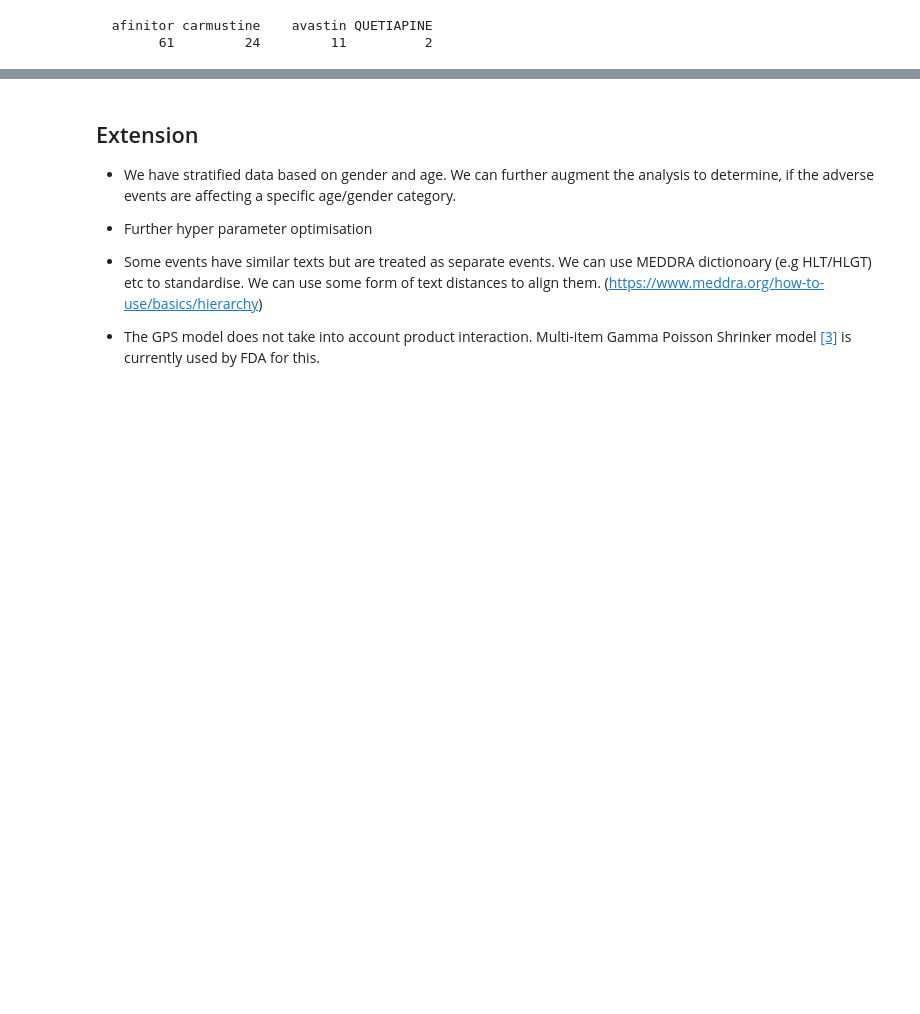
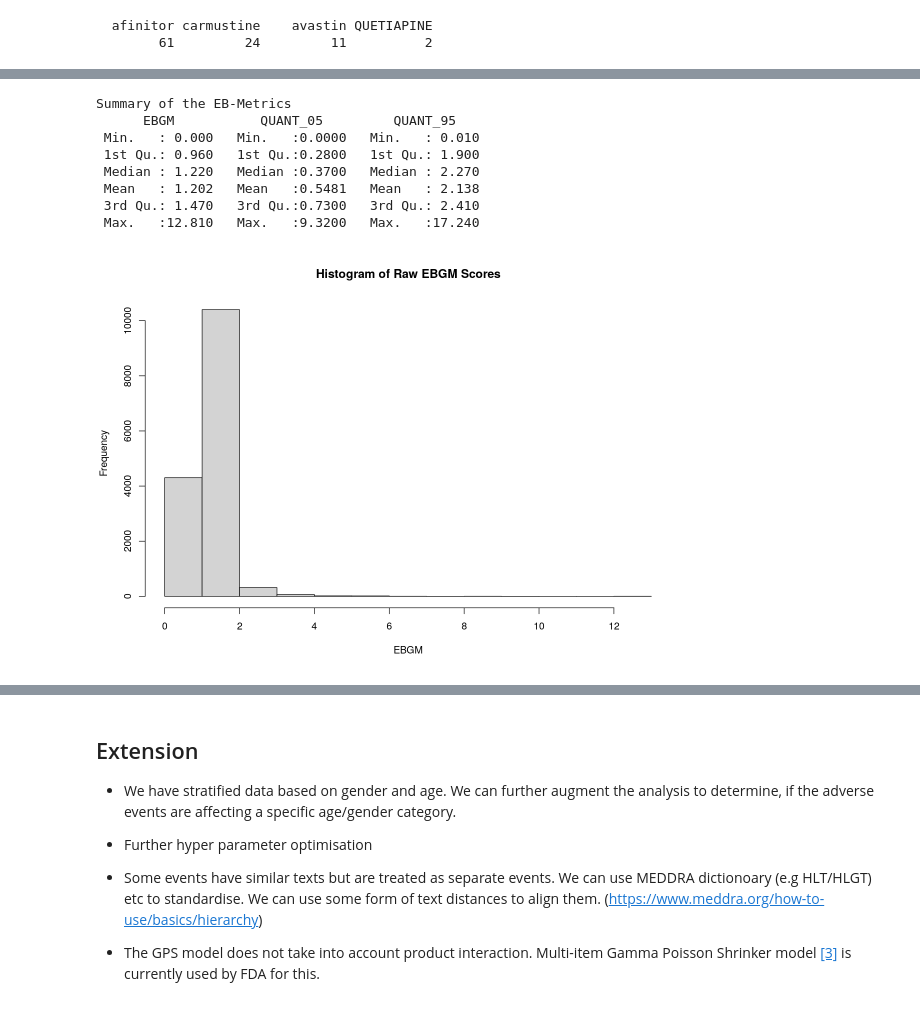
Before and after one commit to titan-king/openFDA_ADE_Analysis, a Jupyter notebook: Proportional Analysis using R.ipynb, the cells around one changed output, grey strips where cells are left out. Drawn from its saved outputs; the diff is of its cells as text; code cells hidden in the pictures; blank space fills up the shorter version.

Commit message:
added plots on proportional analysis

```diff
--- a/Proportional Analysis using R.ipynb
+++ b/Proportional Analysis using R.ipynb
@@ -274,3 +278,7 @@ head(tabbed[order(tabbed, decreasing = TRUE)])
 # %% [output]
   afinitor carmustine    avastin QUETIAPINE
         61         24         11          2
+# %%
+proc=processRaw(data=df)
+ebout=ebScores(proc, hyper_estimate = hyper_estimates_squashed, quantiles = c(5,95))
+ebout
@@ -276,0 +295,12 @@ head(tabbed[order(tabbed, decreasing = TRUE)])
+# %%
+summary(ebout)
+# %% [output]
+Summary of the EB-Metrics
+      EBGM           QUANT_05         QUANT_95
+ Min.   : 0.000   Min.   :0.0000   Min.   : 0.010
+ 1st Qu.: 0.960   1st Qu.:0.2800   1st Qu.: 1.900
+ Median : 1.220   Median :0.3700   Median : 2.270
+ Mean   : 1.202   Mean   :0.5481   Mean   : 2.138
+ 3rd Qu.: 1.470   3rd Qu.:0.7300   3rd Qu.: 2.410
+ Max.   :12.810   Max.   :9.3200   Max.   :17.240
+[figure, added]
```
Also changed, not shown: parts of 5 cells of this notebook.
